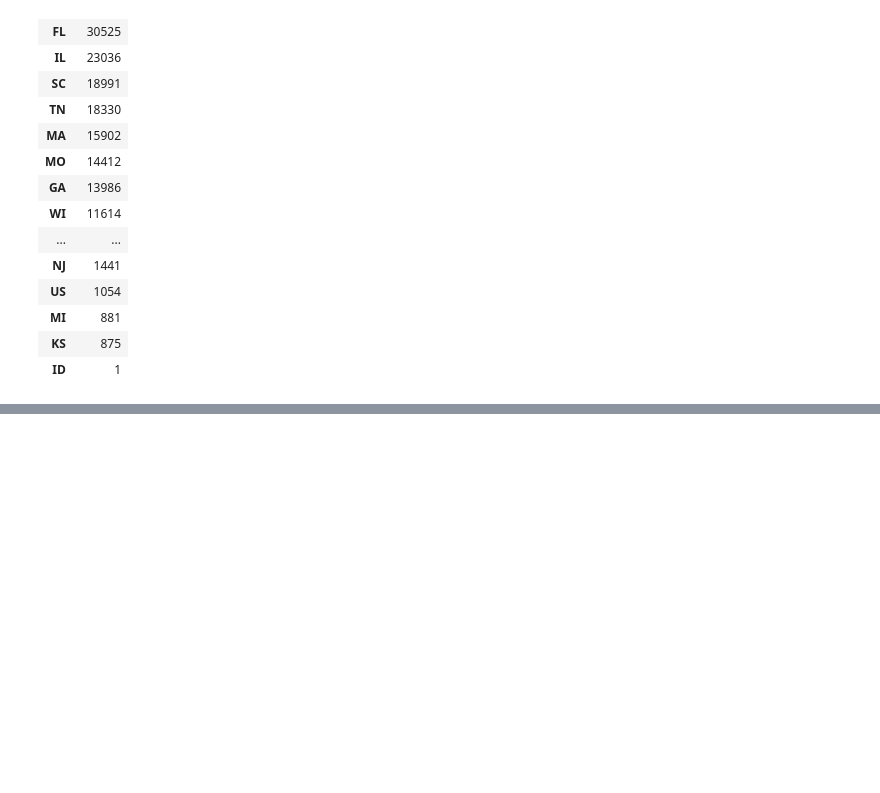
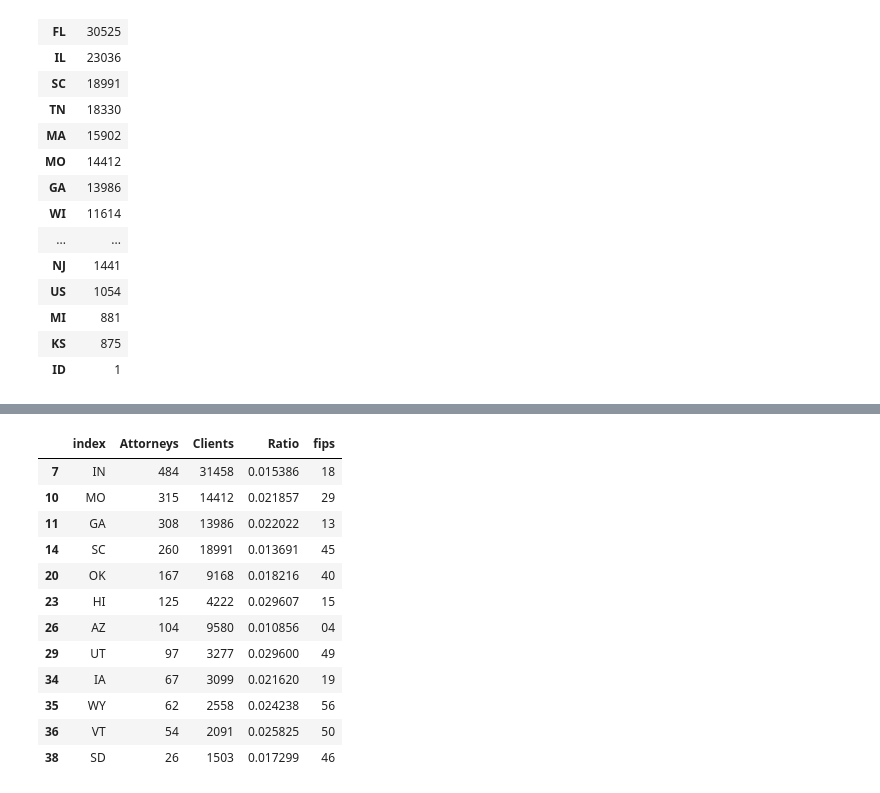
Before and after one commit to WillTReeves/Datafest-2023, a Jupyter notebook: datafest.ipynb, the cells around one changed output, grey strips where cells are left out. Drawn from its saved outputs; the diff is of its cells as text; code cells hidden in the pictures; blank space fills up the shorter version.

```diff
--- a/datafest.ipynb
+++ b/datafest.ipynb
@@ -70,0 +101,21 @@ pd.merge(attorneys, clients)
+# %%
+import geopandas as gpd
+
+shapefile_path = 'C:\\Users\\lucas\\Downloads\\cb_2018_us_state_500k\\cb_2018_us_state_500k.shp'
+gdf = gpd.read_file(shapefile_path)
+
+state_codes = {
+    'WA': '53', 'DE': '10', 'DC': '11', 'WI': '55', 'WV': '54', 'HI': '15',
+    'FL': '12', 'WY': '56', 'PR': '72', 'NJ': '34', 'NM': '35', 'TX': '48',
+    'LA': '22', 'NC': '37', 'ND': '38', 'NE': '31', 'TN': '47', 'NY': '36',
+    'PA': '42', 'AK': '02', 'NV': '32', 'NH': '33', 'VA': '51', 'CO': '08',
+    'CA': '06', 'AL': '01', 'AR': '05', 'VT': '50', 'IL': '17', 'GA': '13',
+    'IN': '18', 'IA': '19', 'MA': '25', 'AZ': '04', 'ID': '16', 'CT': '09',
+    'ME': '23', 'MD': '24', 'OK': '40', 'OH': '39', 'UT': '49', 'MO': '29',
+    'MN': '27', 'MI': '26', 'RI': '44', 'KS': '20', 'MT': '30', 'MS': '28',
+    'SC': '45', 'KY': '21', 'OR': '41', 'SD': '46'
+}
+
+attcli['fips'] = attcli["index"].map(state_codes)
+attcli.to_csv('attorneysandclients.csv')
+# mapping = gdf.merge(attcli, on='StateFIPS')
@@ -70,0 +124,18 @@ pd.merge(attorneys, clients)
+# %%
+smallratio = ["IN", "MO", "GA", "SC", "OK", "HI", "AZ", "UT", "IA", "WY", "VT", "SD"]
+attcli3 = attcli[attcli['index'].isin(smallratio)]
+attcli3
+# %% [output]
+|  | index | Attorneys | Clients | Ratio | fips |
+| 7 | IN | 484 | 31458 | 0.015386 | 18 |
+| 10 | MO | 315 | 14412 | 0.021857 | 29 |
+| 11 | GA | 308 | 13986 | 0.022022 | 13 |
+| 14 | SC | 260 | 18991 | 0.013691 | 45 |
+| 20 | OK | 167 | 9168 | 0.018216 | 40 |
+| 23 | HI | 125 | 4222 | 0.029607 | 15 |
+| 26 | AZ | 104 | 9580 | 0.010856 | 04 |
+| 29 | UT | 97 | 3277 | 0.029600 | 49 |
+| 34 | IA | 67 | 3099 | 0.021620 | 19 |
+| 35 | WY | 62 | 2558 | 0.024238 | 56 |
+| 36 | VT | 54 | 2091 | 0.025825 | 50 |
+| 38 | SD | 26 | 1503 | 0.017299 | 46 |
```
Also changed, not shown: parts of 7 cells of this notebook, 2 other files.
